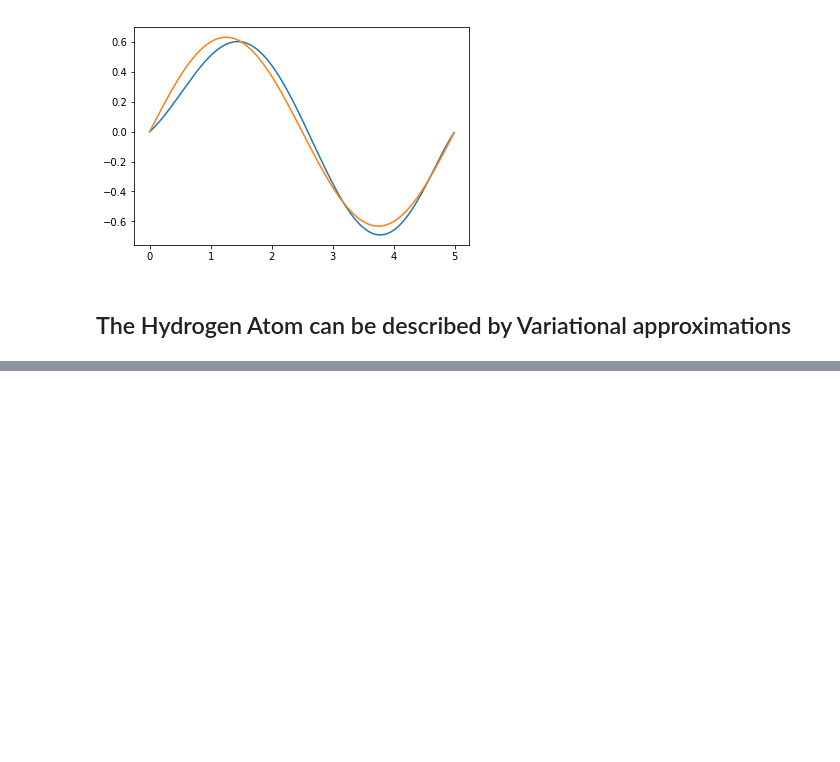
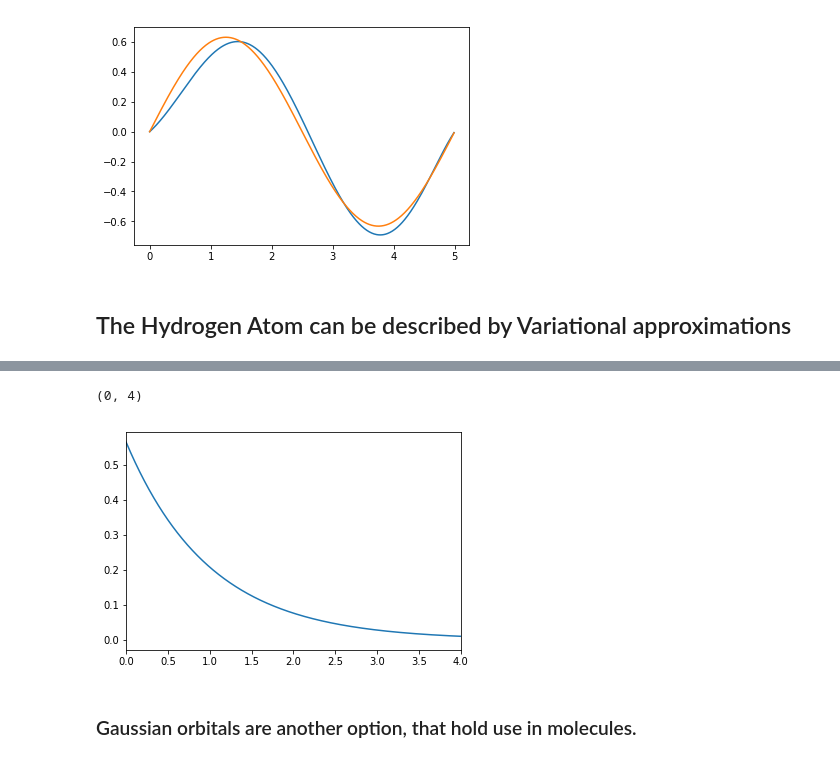
Before and after one commit to gds001/Computational-Physical-Chemistry, a Jupyter notebook: Variational Method.ipynb, the cells around one changed output, grey strips where cells are left out. Cells and saved outputs as stored; diff of their text form; code cells hidden in the pictures; blank space fills up the shorter version.

```diff
--- a/Variational Method.ipynb
+++ b/Variational Method.ipynb
@@ -90,11 +114,7 @@ def energy(variables):
     norm=integrate(x,trial2)
     trial=trial/math.sqrt(norm)
 
-    derive=np.array([])
-    for i in range(nPoints):
-        if i==0: derive=np.append(derive,[(trial[i+1]-2*trial[i])/a/a])
-        elif i==nPoints-1: derive=np.append(derive,[(trial[i-1]-2*trial[i])/a/a])
-        else: derive=np.append(derive,[(trial[i+1]+trial[i-1]-2*trial[i])/a/a])
+    derive=derive2(x,trial)
 
     return integrate(x,trial*(-1/2)*derive)
 
@@ -150,11 +170,7 @@ trial1=trial/math.sqrt(norm)
 plt.plot(x,trial1)
 plt.plot(x,exact)
 
-derive=np.array([])
-for i in range(nPoints):
-    if i==0: derive=np.append(derive,[(trial1[i+1]-2*trial1[i])/a/a])
-    elif i==nPoints-1: derive=np.append(derive,[(trial1[i-1]-2*trial1[i])/a/a])
-    else: derive=np.append(derive,[(trial1[i+1]+trial1[i-1]-2*trial1[i])/a/a])
+derive=derive2(x,trial1)
 
 value=integrate(x,trial1*(-1/2)*derive)
 print("{0:.5f}".format(value))
@@ -185,11 +201,7 @@ def energy(variables):
     norm=integrate(x,trial2)
     trial=trial/math.sqrt(norm)
 
-    derive=np.array([])
-    for i in range(nPoints):
-        if i==0: derive=np.append(derive,[(trial[i+1]-2*trial[i])/a/a])
-        elif i==nPoints-1: derive=np.append(derive,[(trial[i-1]-2*trial[i])/a/a])
-        else: derive=np.append(derive,[(trial[i+1]+trial[i-1]-2*trial[i])/a/a])
+    derive=derive2(x,trial)
 
     return integrate(x,trial*(-1/2)*derive)
 
@@ -262,11 +274,7 @@ trial2=trial/math.sqrt(norm)
 plt.plot(x,trial2)
 plt.plot(x,exact)
 
-derive=np.array([])
-for i in range(nPoints):
-    if i==0: derive=np.append(derive,[(trial2[i+1]-2*trial2[i])/a/a])
-    elif i==nPoints-1: derive=np.append(derive,[(trial2[i-1]-2*trial2[i])/a/a])
-    else: derive=np.append(derive,[(trial2[i+1]+trial2[i-1]-2*trial2[i])/a/a])
+derive=derive2(x,trial2)
 
 value=integrate(x,trial2*(-1/2)*derive)
 print("{0:.5f}".format(value))
@@ -279,0 +330,24 @@ print("{0:.2f}".format((value-energyPIB(2,5))/energyPIB(2,5)*100))
+# %%
+a=.001
+L=10
+e=0
+Z=1
+nPoints=int(L/a)
+r=np.array([])
+for i in range(1,nPoints+1):
+    r=np.append(r,[i*a])
+
+trial=np.array([])
+for i in range(nPoints):
+    trial=np.append(trial,[trialH(resultH.x,r[i])])
+
+norm=rIntegrate(r,trial**2)
+trialS=trial/math.sqrt(norm)
+
+plt.plot(r,trialS)
+plt.xlim(0,4)
+# %% [output]
+(0, 4)
+[figure, added]
+# %% [markdown]
+### Gaussian orbitals are another option, that hold use in molecules.
```
Also changed, not shown: parts of 12 cells of this notebook.
